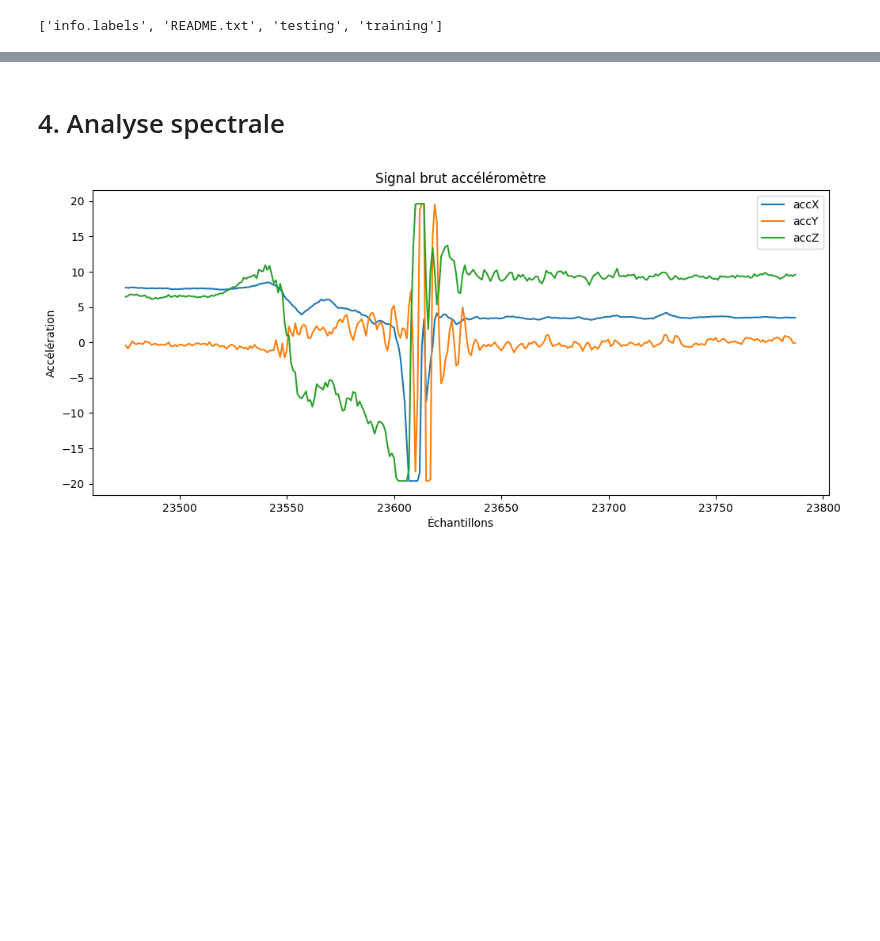
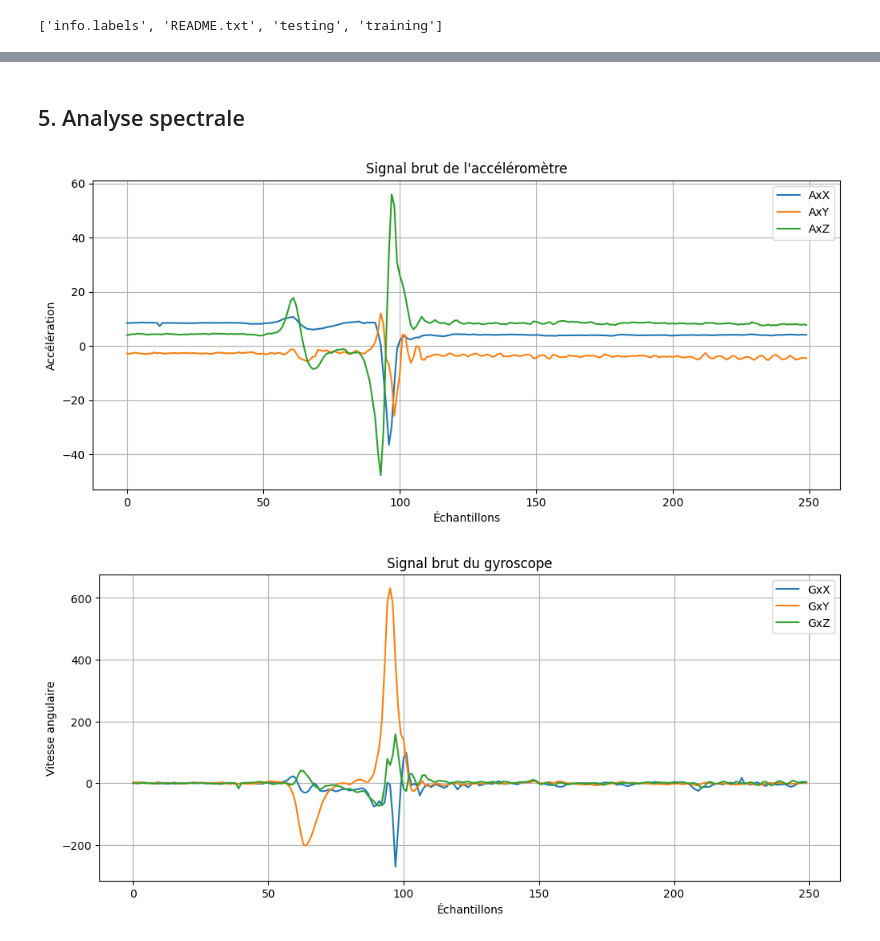
Before and after one commit to adarshbk12/Stage_IA, a Jupyter notebook: reconnaissance_sort.ipynb, the cells around one changed output, grey strips where cells are left out. Cells and saved outputs as stored; diff of their text form; code cells hidden in the pictures; blank space fills up the shorter version.

```diff
--- a/reconnaissance_sort.ipynb
+++ b/reconnaissance_sort.ipynb
@@ -91,0 +422,3 @@ Shape testing : (23475, 9)
+# %%
+# Exemple : 25 % des données pour le test
+train_data, test_data = split_dataset(data, test_size=0.25)
@@ -138,3 +500,3 @@ plt.show()
 # %% [markdown]
-# 4. Analyse spectrale
+## 5. Analyse spectrale
 # %%
@@ -155,16 +530,37 @@ sample = data[data["source_file"] == sample_file]
 # %%
 #Image en temporel de la donnée brute
+# Image en temporel de la donnée brute (accéléromètre)
+
 plt.figure(figsize=(12, 5))
 
-plt.plot(sample["accX"], label="accX")
-plt.plot(sample["accY"], label="accY")
-plt.plot(sample["accZ"], label="accZ")
+plt.plot(sample["AxX"], label="AxX")
+plt.plot(sample["AxY"], label="AxY")
+plt.plot(sample["AxZ"], label="AxZ")
 
-plt.title("Signal brut accéléromètre")
+plt.title("Signal brut de l'accéléromètre")
 plt.xlabel("Échantillons")
 plt.ylabel("Accélération")
 plt.legend()
+plt.grid(True)
+
 plt.show()
+
+# Image en temporel de la donnée brute (gyroscope)
+
+plt.figure(figsize=(12, 5))
+
+plt.plot(sample["GxX"], label="GxX")
+plt.plot(sample["GxY"], label="GxY")
+plt.plot(sample["GxZ"], label="GxZ")
+
+plt.title("Signal brut du gyroscope")
+plt.xlabel("Échantillons")
+plt.ylabel("Vitesse angulaire")
+plt.legend()
+plt.grid(True)
+
+plt.show()
 # %% [output]
-[figure, old version]
+[figure, new version]
+[figure, added]
 # %%
```
Also changed, not shown: parts of 50 cells of this notebook.
